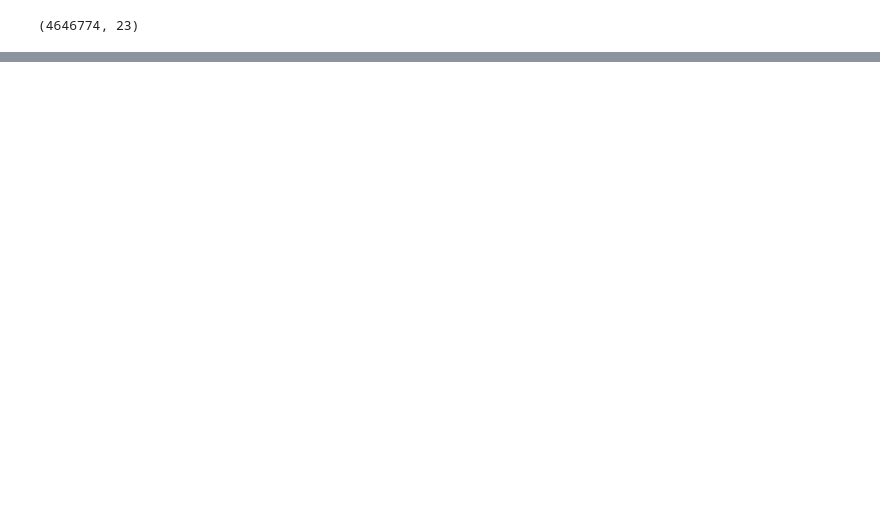
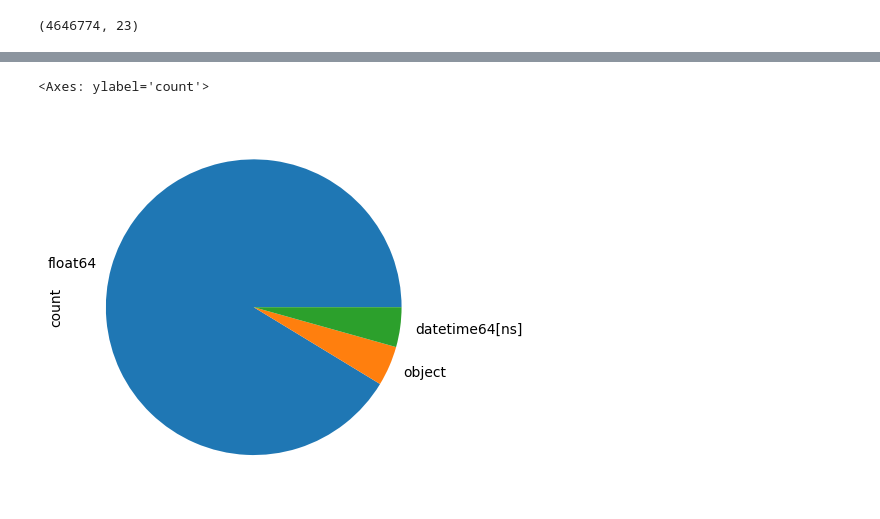
Before and after one commit to Mehdimakoul/ML_2025, a Jupyter notebook: Projet_ML_2025_.ipynb, the cells around one changed output, grey strips where cells are left out. Cells and saved outputs as stored; diff of their text form; code cells hidden in the pictures; blank space fills up the shorter version.

```diff
--- a/Projet_ML_2025_.ipynb
+++ b/Projet_ML_2025_.ipynb
@@ -56,3 +116,10 @@ dtype: float64
+# %%
+# Les Types de données
+data.dtypes
+data.dtypes.value_counts().plot.pie()
+# %% [output]
+<Axes: ylabel='count'>
+[figure, added]
 # %%
 # Informations sur Le Dataset principale - valeur quatitatives
 data.describe()
```
Also changed, not shown: parts of 15 cells of this notebook.
